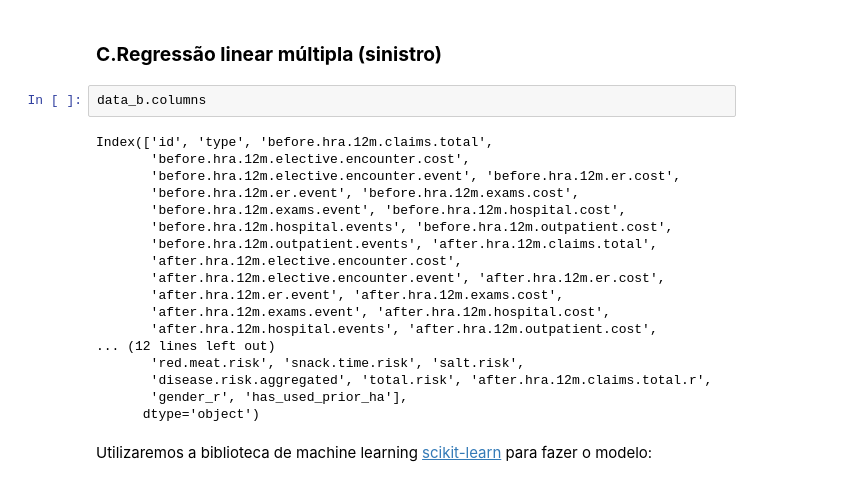
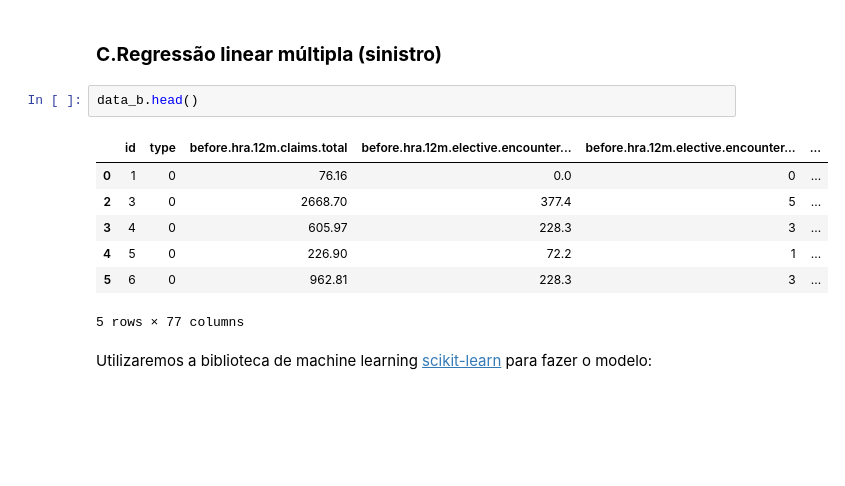
Before and after one commit to zetta-academy/exp-curso-python-saude, a Jupyter notebook: PySaude_03_python_analise_exploratoria_de_dados.ipynb, the cells around one changed output. Drawn from its saved outputs; the diff is of its cells as text; blank space fills up the shorter version.

```diff
--- a/PySaude_03_python_analise_exploratoria_de_dados.ipynb
+++ b/PySaude_03_python_analise_exploratoria_de_dados.ipynb
@@ -462,25 +462,15 @@ pyplot.scatter(x=np.log(data_b['after.hra.12m.claims.total.r']),
 # %% [markdown]
 ### **C.Regressão linear múltipla (sinistro)**
 # %%
-data_b.columns
+data_b.head()
 # %% [output]
+|  | id | type | before.hra.12m.claims.total | before.hra.12m.elective.encounter... | before.hra.12m.elective.encounter... | ... |
+| 0 | 1 | 0 | 76.16 | 0.0 | 0 | ... |
+| 2 | 3 | 0 | 2668.70 | 377.4 | 5 | ... |
+| 3 | 4 | 0 | 605.97 | 228.3 | 3 | ... |
+| 4 | 5 | 0 | 226.90 | 72.2 | 1 | ... |
+| 5 | 6 | 0 | 962.81 | 228.3 | 3 | ... |
-Index(['id', 'type', 'before.hra.12m.claims.total',
-       'before.hra.12m.elective.encounter.cost',
-       'before.hra.12m.elective.encounter.event', 'before.hra.12m.er.cost',
-       'before.hra.12m.er.event', 'before.hra.12m.exams.cost',
-       'before.hra.12m.exams.event', 'before.hra.12m.hospital.cost',
-       'before.hra.12m.hospital.events', 'before.hra.12m.outpatient.cost',
-       'before.hra.12m.outpatient.events', 'after.hra.12m.claims.total',
-       'after.hra.12m.elective.encounter.cost',
-       'after.hra.12m.elective.encounter.event', 'after.hra.12m.er.cost',
-       'after.hra.12m.er.event', 'after.hra.12m.exams.cost',
-       'after.hra.12m.exams.event', 'after.hra.12m.hospital.cost',
-       'after.hra.12m.hospital.events', 'after.hra.12m.outpatient.cost',
-... (12 lines left out)
-       'red.meat.risk', 'snack.time.risk', 'salt.risk',
-       'disease.risk.aggregated', 'total.risk', 'after.hra.12m.claims.total.r',
-       'gender_r', 'has_used_prior_ha'],
-      dtype='object')
+5 rows × 77 columns
 # %% [markdown]
 Utilizaremos a biblioteca de machine learning [scikit-learn](https://scikit-learn.org/stable/) para fazer o modelo:
 # %%
```
Also changed, not shown: parts of 4 cells of this notebook.
